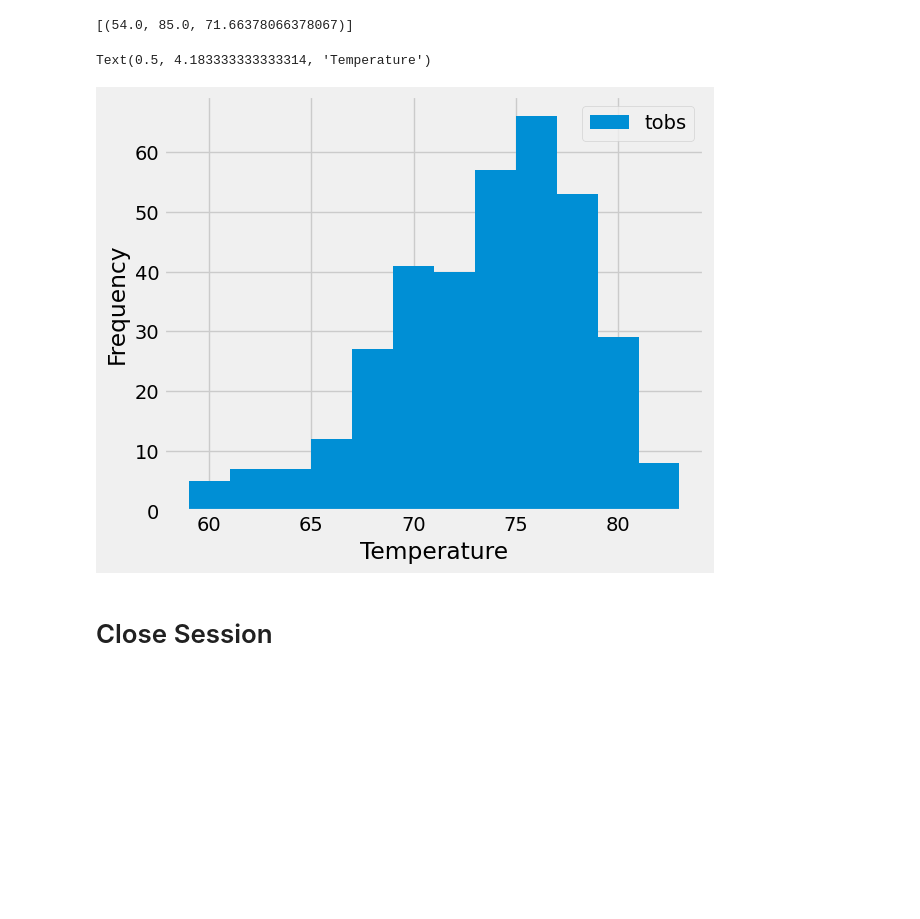
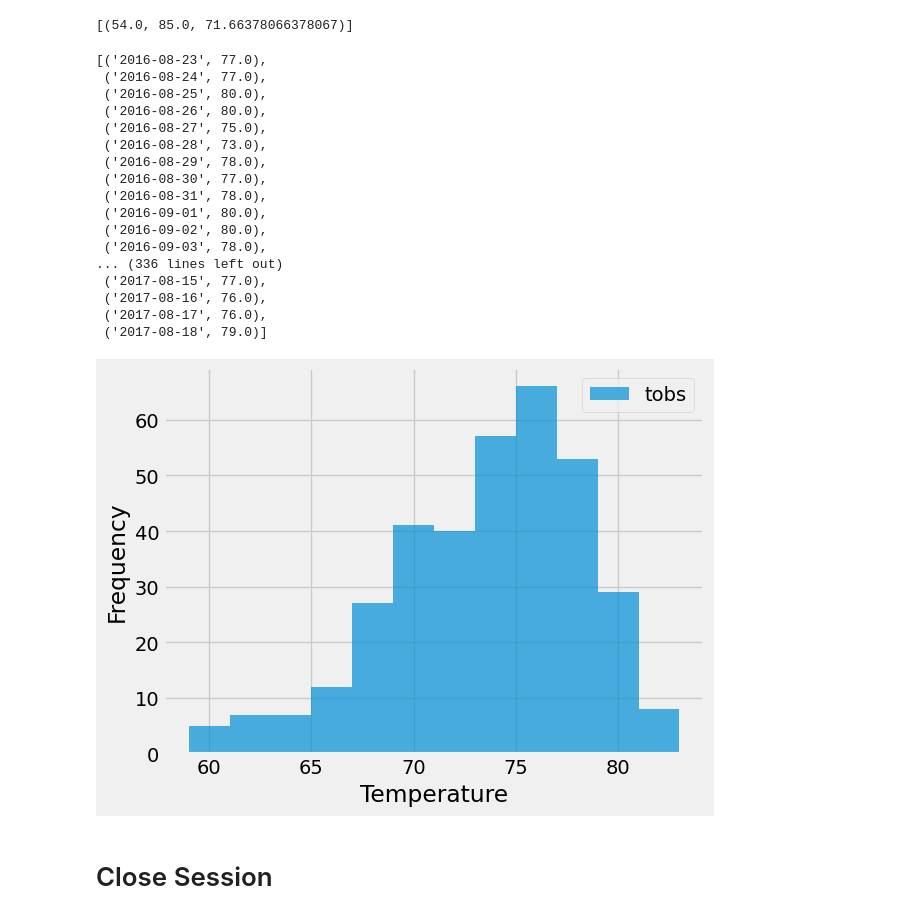
Before and after one commit to ehsan55555/sqlalchemy-challenge, a Jupyter notebook: SurfsUp/Starter_Code/climate_starter.ipynb, the cells around one changed output. Cells and saved outputs as stored; diff of their text form; code cells hidden in the pictures; blank space fills up the shorter version.

```diff
--- a/SurfsUp/Starter_Code/climate_starter.ipynb
+++ b/SurfsUp/Starter_Code/climate_starter.ipynb
@@ -121,9 +125,44 @@ most_active_stations
 # %%
 # Using the most active station id
 # Query the last 12 months of temperature observation data for this station and plot the results as a histogram
+query_tobs = session.query(Measurement.date, Measurement.tobs).\
+    filter(Measurement.date >= one_year_ago).\
+        filter(Measurement.station == "USC00519281").all()
+
+query_tobs
 # %% [output]
-Text(0.5, 4.183333333333314, 'Temperature')
+[('2016-08-23', 77.0),
+ ('2016-08-24', 77.0),
+ ('2016-08-25', 80.0),
+ ('2016-08-26', 80.0),
+ ('2016-08-27', 75.0),
+ ('2016-08-28', 73.0),
+ ('2016-08-29', 78.0),
+ ('2016-08-30', 77.0),
+ ('2016-08-31', 78.0),
+ ('2016-09-01', 80.0),
+ ('2016-09-02', 80.0),
+ ('2016-09-03', 78.0),
+... (336 lines left out)
+ ('2017-08-15', 77.0),
+ ('2017-08-16', 76.0),
+ ('2017-08-17', 76.0),
+ ('2017-08-18', 79.0)]
-[figure, removed]
+# %%
+# query_tobs is a list of tuples where each tuple contains two elements: the date[0] and the temperature value[1]
+# The list comprehension is being used to extract the second element (index 1)
+temperatures = [result[1] #result[1] accesses the second element (index 1) of each tuple, which is the temperature value.
+                for result in query_tobs]
+
+# Create a histogram plot
+plt.hist(temperatures, bins=12, alpha=0.7)
+plt.xlabel('Temperature')
+plt.ylabel('Frequency')
+plt.legend(["tobs"])
+plt.tight_layout()
+plt.show()
+# %% [output]
+[figure, added]
 # %% [markdown]
 # Close Session
 # %%
```
Also changed, not shown: parts of 2 cells of this notebook.
